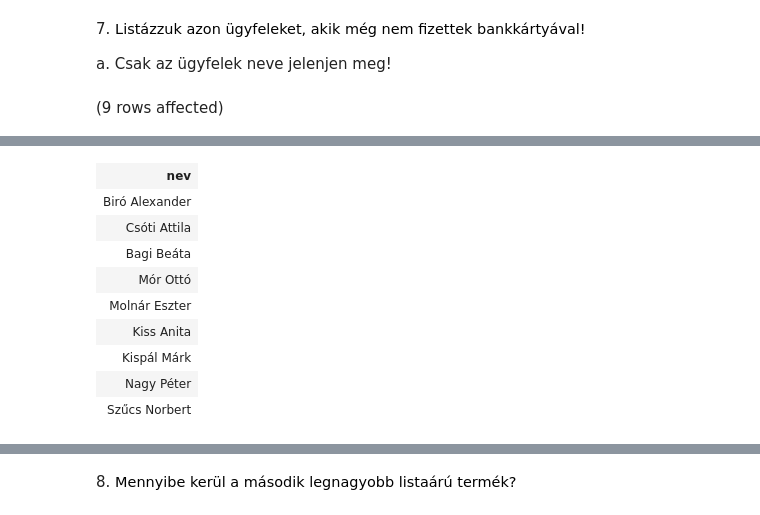
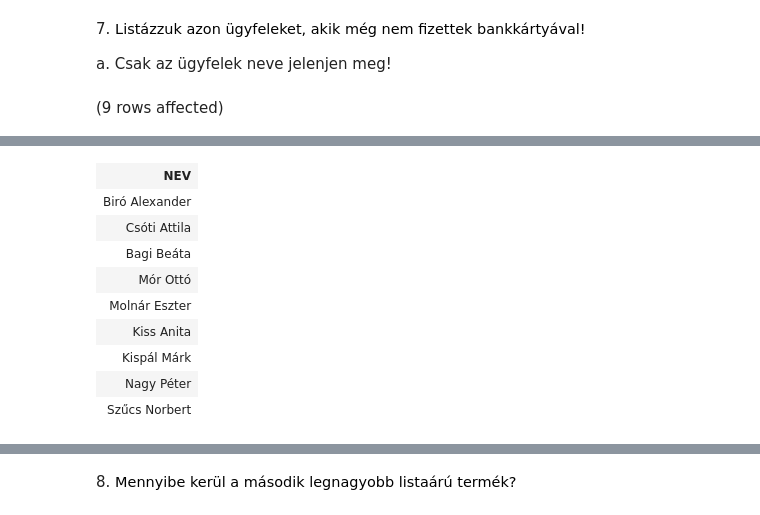
Before and after one commit to EilesKr/Adatbazis, a Jupyter notebook: gyakorlat06_feladatok.ipynb, the cells around one changed output, grey strips where cells are left out. Saved outputs shown, nothing was run; the diff lists cells and outputs as text; code cells hidden in the pictures.

```diff
--- a/gyakorlat06_feladatok.ipynb
+++ b/gyakorlat06_feladatok.ipynb
@@ -117,10 +193,10 @@ Total execution time: 00:00:00.047
 
 a. Csak az ügyfelek neve jelenjen meg!
 # %%
-SELECT nev
-FROM ugyfel
-WHERE [LOGIN] NOT IN ( SELECT [LOGIN]
-                       FROM Rendeles
-                       WHERE FIZ_MOD = 'bankkártya')
+SELECT NEV
+FROM Ugyfel
+WHERE [LOGIN] NOT IN (SELECT [LOGIN]
+       FROM Rendeles
+       WHERE FIZ_MOD = 'bankkártya')
 # %% [output]
 (9 rows affected)
@@ -128,4 +204,4 @@ Total execution time: 00:00:00.066
-| nev |
+| NEV |
 | Biró Alexander |
 | Csóti Attila |
 | Bagi Beáta |
```
Also changed, not shown: parts of 16 cells of this notebook.
